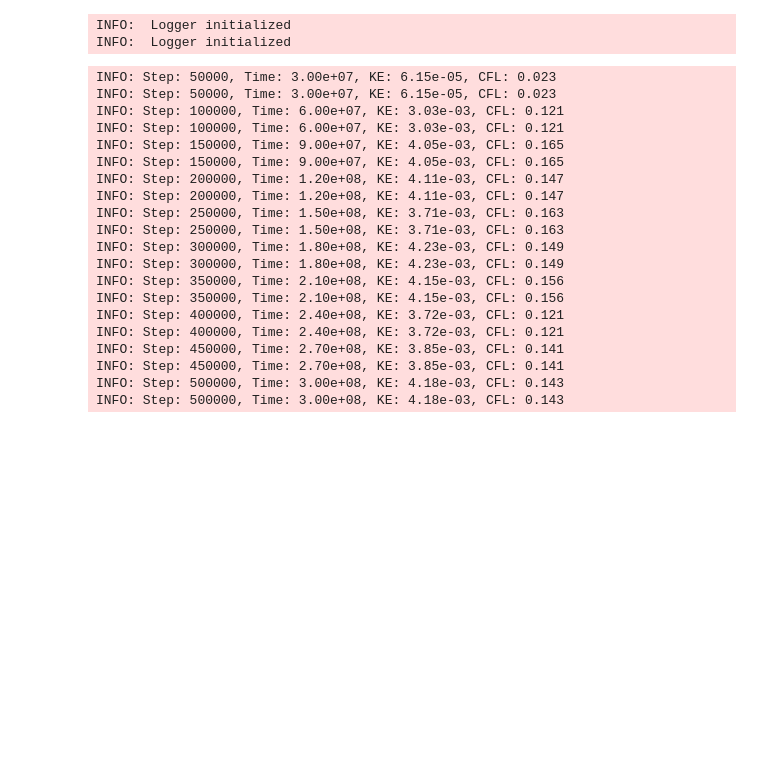
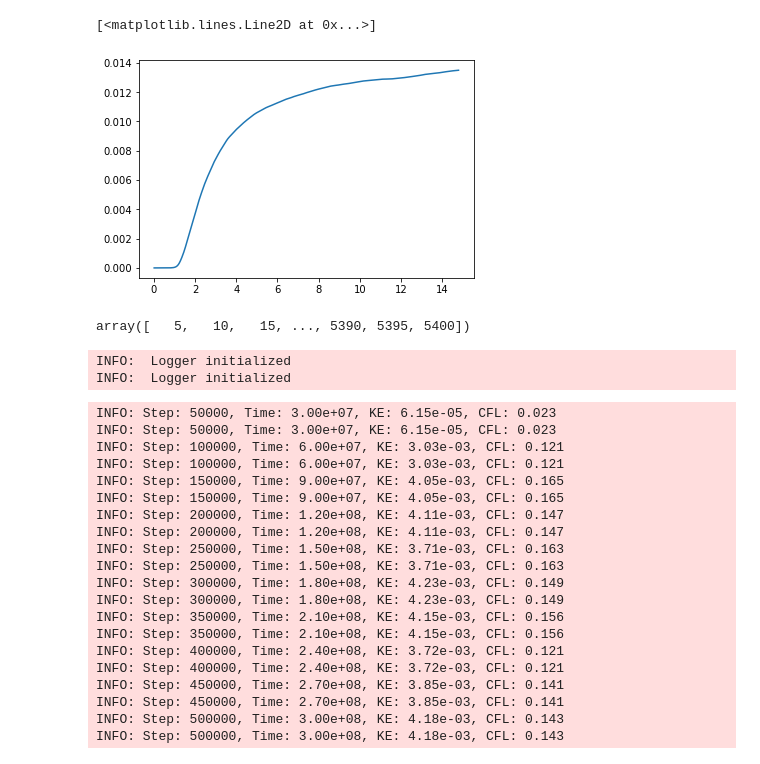
Before and after one commit to ocean-transport/lcs-ml, a Jupyter notebook: spin_up/spin_up.ipynb, the cells around one changed output. Drawn from its saved outputs; the diff is of its cells as text; code cells hidden in the pictures; blank space fills up the shorter version.

```diff
--- a/spin_up/spin_up.ipynb
+++ b/spin_up/spin_up.ipynb
@@ -0,0 +5,3 @@
+# %%
+ds = xr.open_zarr('/burg/abernathey/users/hillary/lcs/spin_up/spin_up.zarr', decode_times=True)
+ds
@@ -1,3 +26,12 @@
+# %%
+plt.plot(ds.time.values.astype('timedelta64[D]').astype('int')/365, ds.EKE[:,0])
+# %% [output]
+[<matplotlib.lines.Line2D at 0x...>]
+[figure, added]
+# %%
+ds.time.values.astype('timedelta64[D]').astype('int')
+# %% [output]
+array([   5,   10,   15, ..., 5390, 5395, 5400])
 # %%
 import os
 import numpy as np
```
Also changed, not shown: parts of 2 cells of this notebook, 5 other files.
